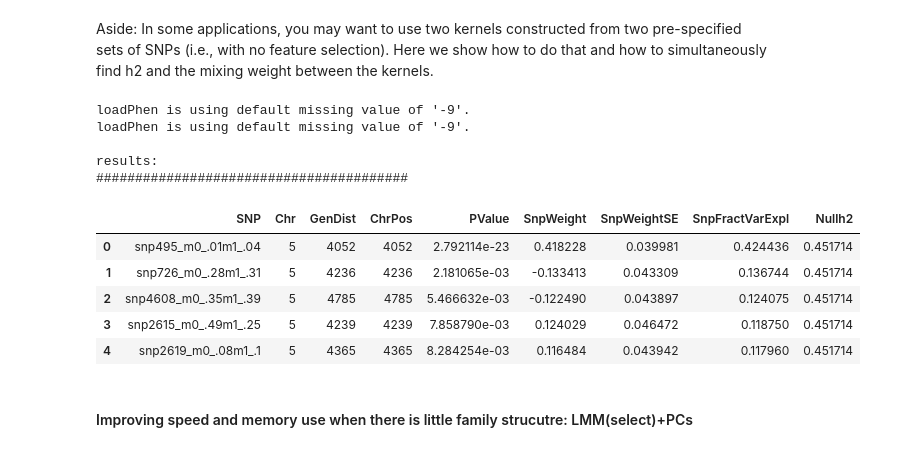
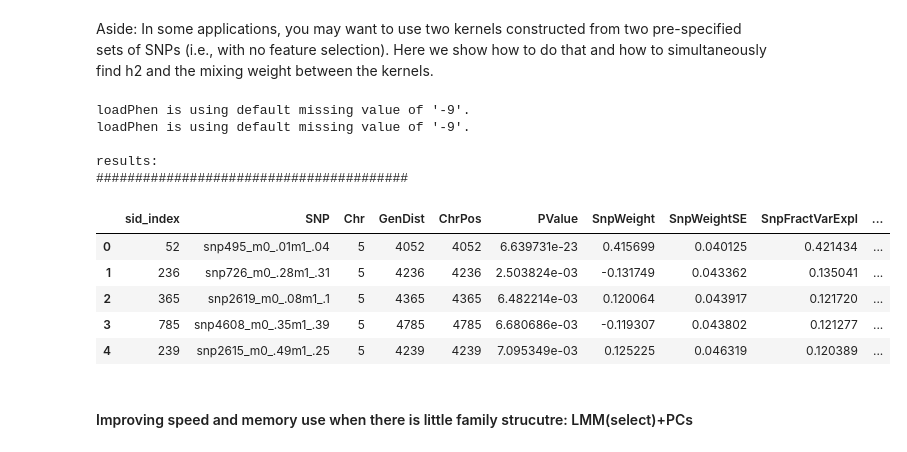
Before and after one commit to rpool/FaST-LMM, a Jupyter notebook: doc/ipynb/FaST-LMM.ipynb, the cells around one changed output. Saved outputs shown, nothing was run; the diff lists cells and outputs as text; code cells hidden in the pictures.

```diff
--- a/doc/ipynb/FaST-LMM.ipynb
+++ b/doc/ipynb/FaST-LMM.ipynb
@@ -208,47 +200,43 @@ Aside: In some applications, you may want to use two kernels constructed from tw
 import numpy as np
 import pysnptools.util
 from pysnptools.snpreader import Bed
-
-from pysnptools.util.pheno import loadOnePhen,loadPhen
 from fastlmm.association import single_snp
 
 # define file names
 bed_fn = "../../tests/datasets/synth/all"
 pheno_fn = "../../tests/datasets/synth/pheno_10_causals.txt"
 cov_fn = "../../tests/datasets/synth/cov.txt"
 
-# load data
+# select data
 ###################################################################
 snp_reader = Bed(bed_fn)
-pheno = loadOnePhen(pheno_fn)
-cov = loadPhen(cov_fn)
 
 # partition snps on chr5 vs chr6 vs rest
 test_chr = 5
-G1_chr = 6
+G1_chr = 4
 
 G0 = snp_reader[:,(snp_reader.pos[:,0] != test_chr) & (snp_reader.pos[:,0] != G1_chr)]
 G1 = snp_reader[:,snp_reader.pos[:,0] == G1_chr]
 test_snps = snp_reader[:,snp_reader.pos[:,0] == test_chr]
 
-results_df = single_snp(test_snps, pheno, G0=G0, G1=G1, mixing=None, h2=None)
+results_df = single_snp(test_snps, pheno_fn, K0=G0, K1=G1, covar=cov_fn, mixing=None, h2=None)
 
 print
 print "results:"
 print "#"*40
 results_df.head()
 # %% [output]
 loadPhen is using default missing value of '-9'.
 loadPhen is using default missing value of '-9'.
 
 results:
 ########################################
-|  | SNP | Chr | GenDist | ChrPos | PValue | SnpWeight | SnpWeightSE | SnpFractVarExpl | Nullh2 |
-| 0 | snp495_m0_.01m1_.04 | 5 | 4052 | 4052 | 2.792114e-23 | 0.418228 | 0.039981 | 0.424436 | 0.451714 |
-| 1 | snp726_m0_.28m1_.31 | 5 | 4236 | 4236 | 2.181065e-03 | -0.133413 | 0.043309 | 0.136744 | 0.451714 |
-| 2 | snp4608_m0_.35m1_.39 | 5 | 4785 | 4785 | 5.466632e-03 | -0.122490 | 0.043897 | 0.124075 | 0.451714 |
-| 3 | snp2615_m0_.49m1_.25 | 5 | 4239 | 4239 | 7.858790e-03 | 0.124029 | 0.046472 | 0.118750 | 0.451714 |
-| 4 | snp2619_m0_.08m1_.1 | 5 | 4365 | 4365 | 8.284254e-03 | 0.116484 | 0.043942 | 0.117960 | 0.451714 |
+|  | sid_index | SNP | Chr | GenDist | ChrPos | PValue | SnpWeight | SnpWeightSE | SnpFractVarExpl | ... |
+| 0 | 52 | snp495_m0_.01m1_.04 | 5 | 4052 | 4052 | 6.639731e-23 | 0.415699 | 0.040125 | 0.421434 | ... |
+| 1 | 236 | snp726_m0_.28m1_.31 | 5 | 4236 | 4236 | 2.503824e-03 | -0.131749 | 0.043362 | 0.135041 | ... |
+| 2 | 365 | snp2619_m0_.08m1_.1 | 5 | 4365 | 4365 | 6.482214e-03 | 0.120064 | 0.043917 | 0.121720 | ... |
+| 3 | 785 | snp4608_m0_.35m1_.39 | 5 | 4785 | 4785 | 6.680686e-03 | -0.119307 | 0.043802 | 0.121277 | ... |
+| 4 | 239 | snp2615_m0_.49m1_.25 | 5 | 4239 | 4239 | 7.095349e-03 | 0.125225 | 0.046319 | 0.120389 | ... |
 # %% [markdown]
 #### Improving speed and memory use when there is little family strucutre: LMM(select)+PCs
 # %% [markdown]
```
Also changed, not shown: parts of 4 cells of this notebook, 8 other files.
